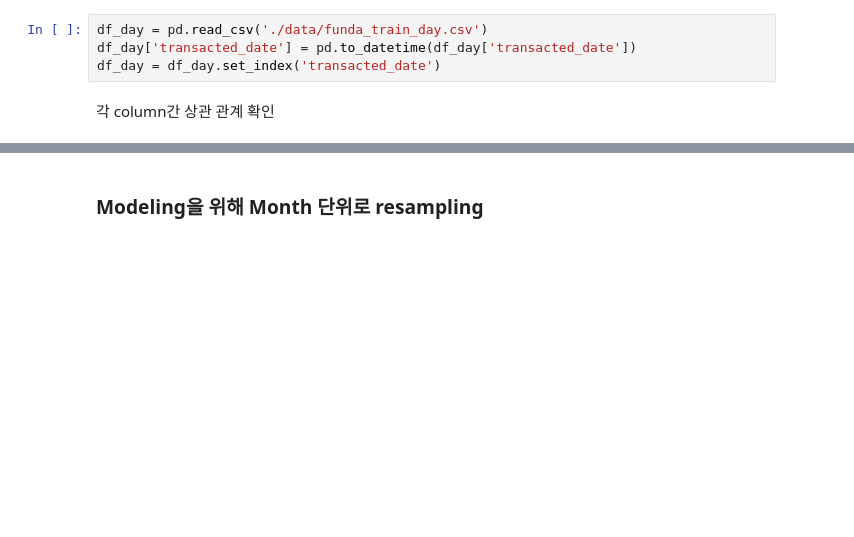
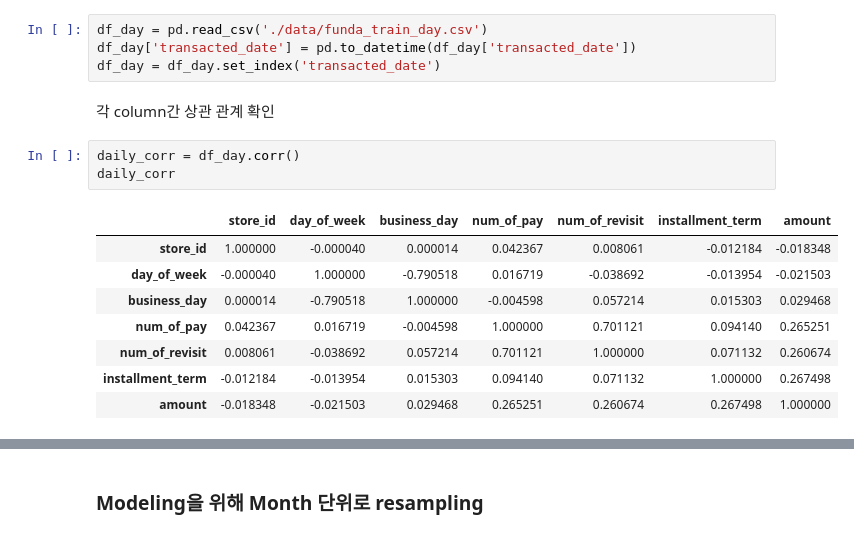
Before and after one commit to suhyun-cho/Dacon, a Jupyter notebook: 상점매출예측_FUNDA/1st-pass-code-review.ipynb, the cells around one changed output, grey strips where cells are left out. Cells and saved outputs as stored; diff of their text form; blank space fills up the shorter version.

```diff
--- a/상점매출예측_FUNDA/1st-pass-code-review.ipynb
+++ b/상점매출예측_FUNDA/1st-pass-code-review.ipynb
@@ -327,3 +347,15 @@ df_day['transacted_date'] = pd.to_datetime(df_day['transacted_date'])
 df_day = df_day.set_index('transacted_date')
 # %% [markdown]
 각 column간 상관 관계 확인
+# %%
+daily_corr = df_day.corr()
+daily_corr
+# %% [output]
+|  | store_id | day_of_week | business_day | num_of_pay | num_of_revisit | installment_term | amount |
+| store_id | 1.000000 | -0.000040 | 0.000014 | 0.042367 | 0.008061 | -0.012184 | -0.018348 |
+| day_of_week | -0.000040 | 1.000000 | -0.790518 | 0.016719 | -0.038692 | -0.013954 | -0.021503 |
+| business_day | 0.000014 | -0.790518 | 1.000000 | -0.004598 | 0.057214 | 0.015303 | 0.029468 |
+| num_of_pay | 0.042367 | 0.016719 | -0.004598 | 1.000000 | 0.701121 | 0.094140 | 0.265251 |
+| num_of_revisit | 0.008061 | -0.038692 | 0.057214 | 0.701121 | 1.000000 | 0.071132 | 0.260674 |
+| installment_term | -0.012184 | -0.013954 | 0.015303 | 0.094140 | 0.071132 | 1.000000 | 0.267498 |
+| amount | -0.018348 | -0.021503 | 0.029468 | 0.265251 | 0.260674 | 0.267498 | 1.000000 |
```
Also changed, not shown: parts of 24 cells of this notebook.
